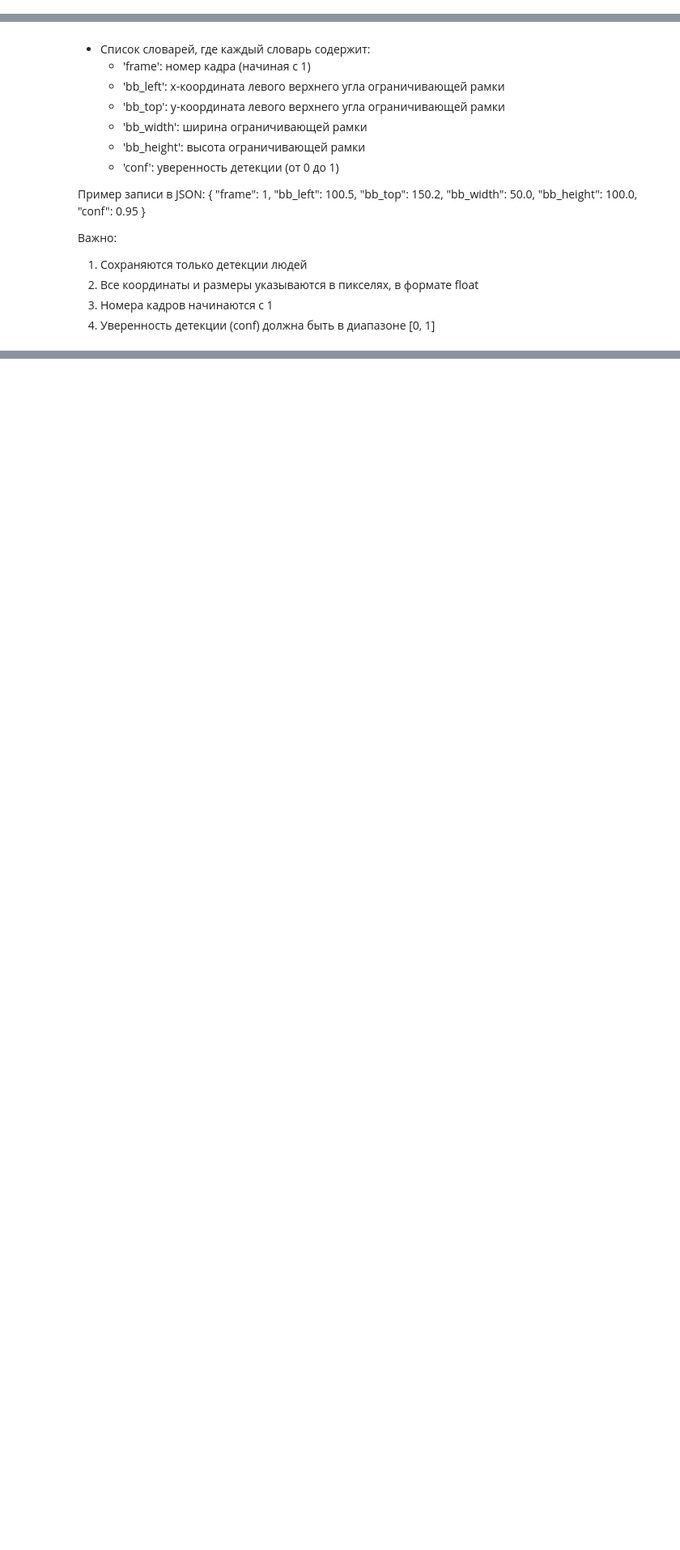
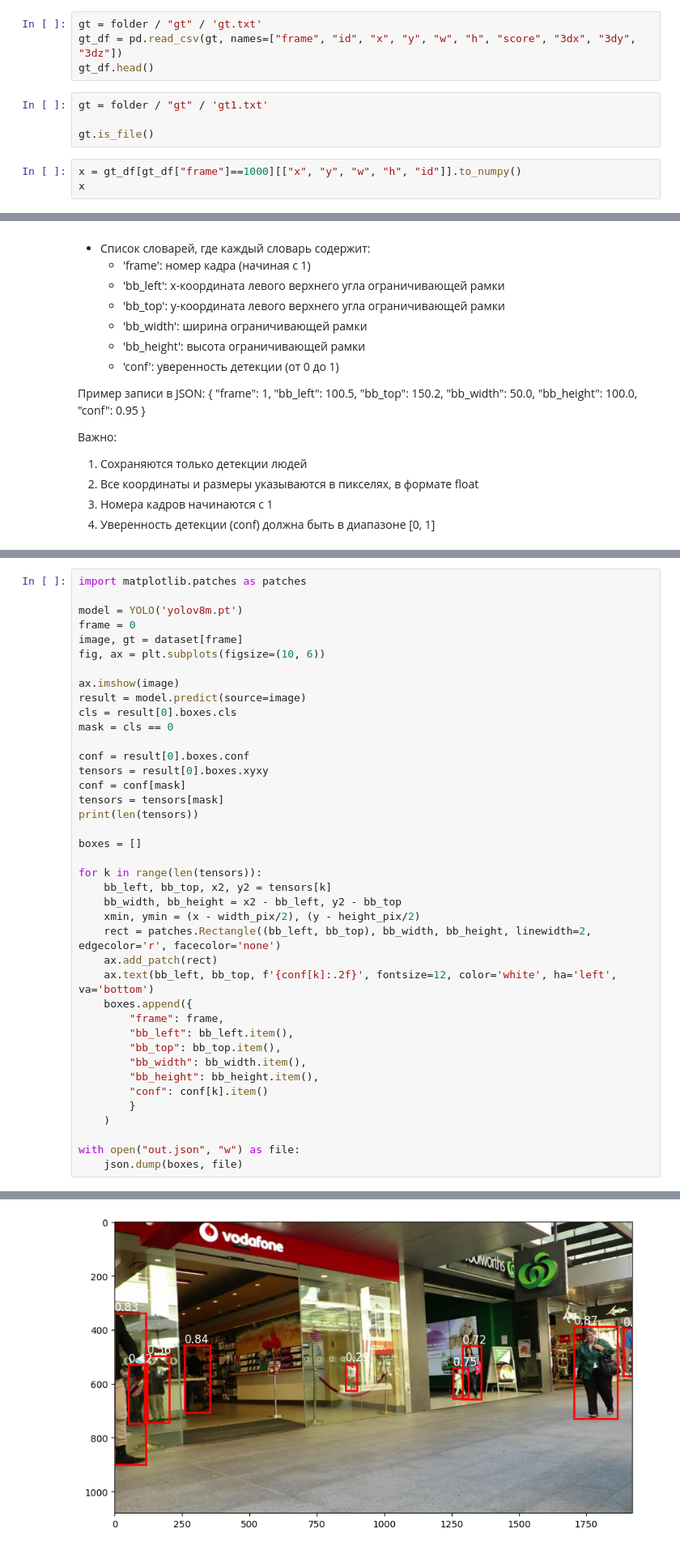
Before and after one commit to AndreyKurdyubov/Karpov.courses_DL, a Jupyter notebook: CV/Lesson_9/CV_hw9_student.ipynb, the cells around one changed output, grey strips where cells are left out. Shown at 81% size. Saved outputs shown, nothing was run; the diff lists cells and outputs as text; blank space fills up the shorter version.

```diff
--- a/CV/Lesson_9/CV_hw9_student.ipynb
+++ b/CV/Lesson_9/CV_hw9_student.ipynb
@@ -45,3 +96,14 @@ import matplotlib.pyplot as plt
+# %%
+gt = folder / "gt" / 'gt.txt'
+gt_df = pd.read_csv(gt, names=["frame", "id", "x", "y", "w", "h", "score", "3dx", "3dy", "3dz"])
+gt_df.head()
+# %%
+gt = folder / "gt" / 'gt1.txt'
+
+gt.is_file()
+# %%
+x = gt_df[gt_df["frame"]==1000][["x", "y", "w", "h", "id"]].to_numpy()
+x
 # %%
 # BEGIN STUDENT
 class MOT15Dataset(Dataset):
@@ -126,0 +236,41 @@ def detect_objects(dataset: MOT15Dataset, output_path: str):
+# %%
+import matplotlib.patches as patches
+
+model = YOLO('yolov8m.pt')
+frame = 0
+image, gt = dataset[frame]
+fig, ax = plt.subplots(figsize=(10, 6))
+
+ax.imshow(image)
+result = model.predict(source=image)
+cls = result[0].boxes.cls
+mask = cls == 0
+
+conf = result[0].boxes.conf
+tensors = result[0].boxes.xyxy
+conf = conf[mask]
+tensors = tensors[mask]
+print(len(tensors))
+
+boxes = []
+
+for k in range(len(tensors)):
+    bb_left, bb_top, x2, y2 = tensors[k]
+    bb_width, bb_height = x2 - bb_left, y2 - bb_top
+    xmin, ymin = (x - width_pix/2), (y - height_pix/2)
+    rect = patches.Rectangle((bb_left, bb_top), bb_width, bb_height, linewidth=2, edgecolor='r', facecolor='none')
+    ax.add_patch(rect)
+    ax.text(bb_left, bb_top, f'{conf[k]:.2f}', fontsize=12, color='white', ha='left', va='bottom')
+    boxes.append({
+        "frame": frame,
+        "bb_left": bb_left.item(),
+        "bb_top": bb_top.item(),
+        "bb_width": bb_width.item(),
+        "bb_height": bb_height.item(),
+        "conf": conf[k].item()
+        }
+    )
+
+with open("out.json", "w") as file:
+    json.dump(boxes, file)
+# %% [output]
@@ -126,0 +280 @@ def detect_objects(dataset: MOT15Dataset, output_path: str):
+[figure, added]
```
Also changed, not shown: parts of 23 cells of this notebook.
